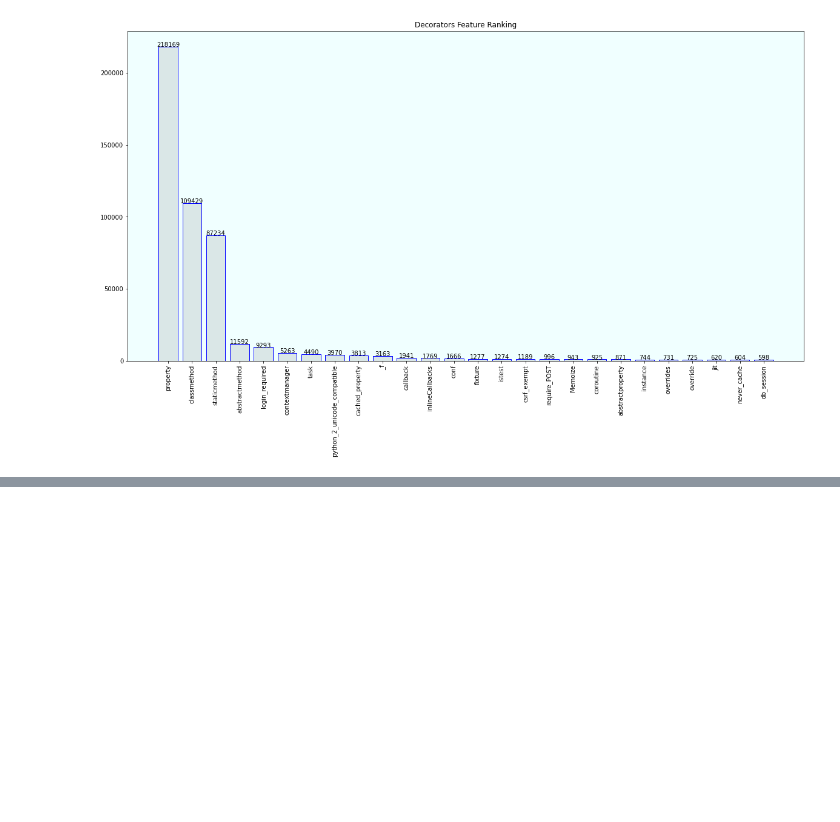
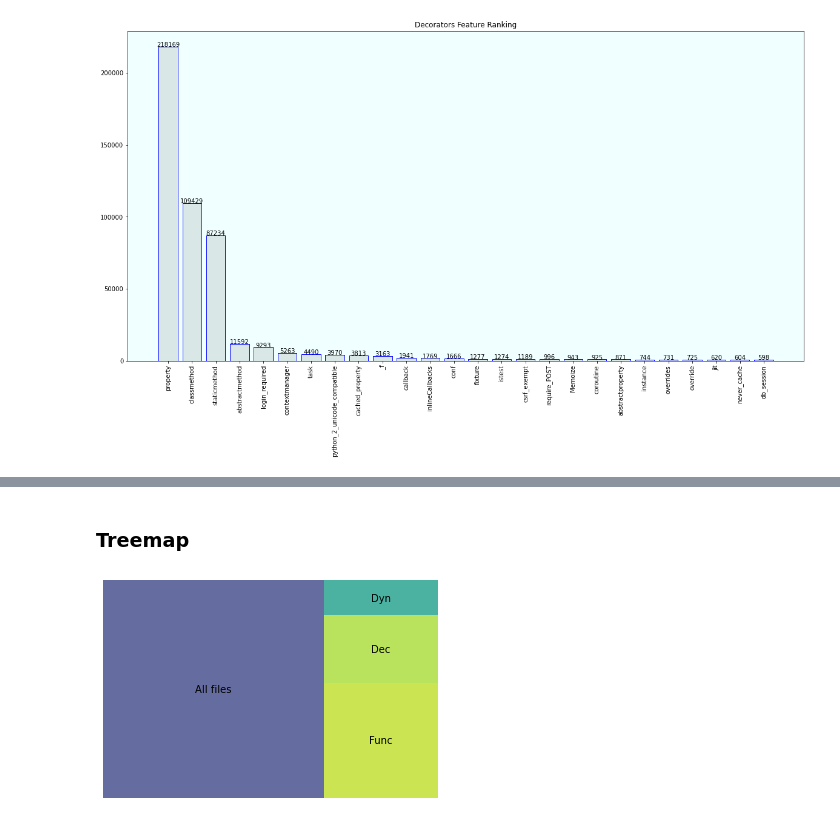
Before and after one commit to 2042Third/ast_analysis_python, a Jupyter notebook: scripts/plots.ipynb, the cells around one changed output, grey strips where cells are left out. Cells and saved outputs as stored; diff of their text form; code cells hidden in the pictures; blank space fills up the shorter version.

```diff
--- a/scripts/plots.ipynb
+++ b/scripts/plots.ipynb
@@ -262,0 +263,15 @@ plt.show()
+# %% [markdown]
+### Treemap
+# %%
+
+import squarify    # pip install squarify (algorithm for treemap)
+
+# Create a data frame with fake data
+df = pd.DataFrame({'nb_people':[912878,249641,147235,75119], 'group':["All files", "Func", "Dec", "Dyn"] })
+
+# plot it
+squarify.plot(sizes=df['nb_people'], label=df['group'], alpha=.8 )
+plt.axis('off')
+plt.show()
+# %% [output]
+[figure, added]
```
Also changed, not shown: parts of 1 cell of this notebook, 3 other files.
